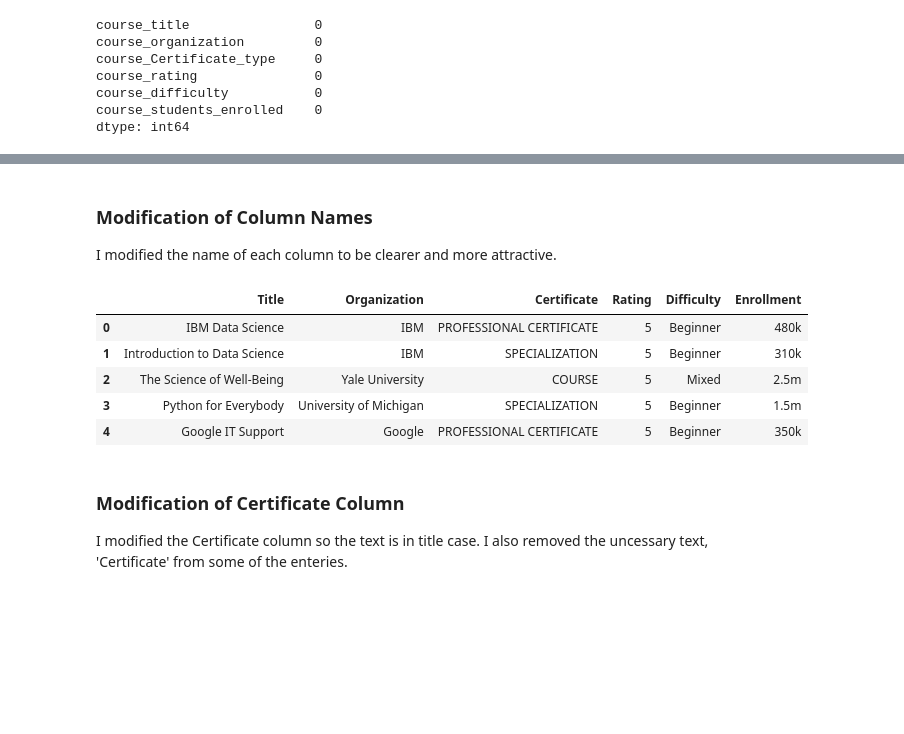
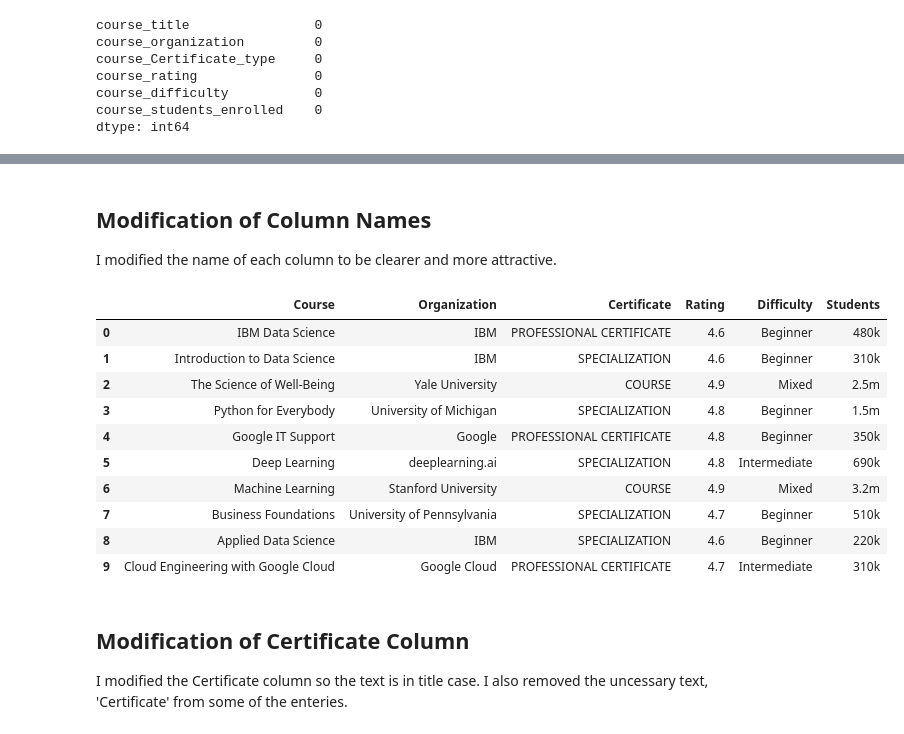
Before and after one commit to KevinNourian/Coursera, a Jupyter notebook: Project/Coursera.ipynb, the cells around one changed output, grey strips where cells are left out. Cells and saved outputs as stored; diff of their text form; code cells hidden in the pictures; blank space fills up the shorter version.

```diff
--- a/Project/Coursera.ipynb
+++ b/Project/Coursera.ipynb
@@ -56,5 +77,9 @@ import warnings # Supresses FutureWarning that are unnecessary.
 
 The data is a csv file that I have dowloaded from Kaggle. In this section, I create a pandas dataframe object so I can work with the data.
 # %%
-coursera = pd.read_csv('C:\py\Projects\TuringCollege\Coursera\DataSet\coursera.csv', index_col = 0)
+coursera = pd.read_csv(
+    "C:\py\Projects\TuringCollege\Coursera\DataSet\coursera.csv",
+    index_col=0,
+    skipinitialspace=True,
+)
 # %% [markdown]
@@ -141,25 +219,35 @@ dtype: float64
 # %% [markdown]
-### Modification of Column Names
+## Modification of Column Names
 
 I modified the name of each column to be clearer and more attractive.
 # %%
-coursera.rename(columns = {'course_title':'Title',
-                           'course_organization':'Organization',
-                           'course_Certificate_type':'Certificate',
-                           'course_rating':'Rating',
-                          'course_difficulty':'Difficulty',
-                          'course_students_enrolled':'Enrollment'}, inplace = True)
+coursera.rename(
+    columns={
+        "course_title": "Course",
+        "course_organization": "Organization",
+        "course_Certificate_type": "Certificate",
+        "course_rating": "Rating",
+        "course_difficulty": "Difficulty",
+        "course_students_enrolled": "Students",
+    },
+    inplace=True,
+)
 # %%
-coursera.head()
+coursera.head(10)
 # %% [output]
-|  | Title | Organization | Certificate | Rating | Difficulty | Enrollment |
-| 0 | IBM Data Science | IBM | PROFESSIONAL CERTIFICATE | 5 | Beginner | 480k |
-| 1 | Introduction to Data Science | IBM | SPECIALIZATION | 5 | Beginner | 310k |
-| 2 | The Science of Well-Being | Yale University | COURSE | 5 | Mixed | 2.5m |
-| 3 | Python for Everybody | University of Michigan | SPECIALIZATION | 5 | Beginner | 1.5m |
-| 4 | Google IT Support | Google | PROFESSIONAL CERTIFICATE | 5 | Beginner | 350k |
+|  | Course | Organization | Certificate | Rating | Difficulty | Students |
+| 0 | IBM Data Science | IBM | PROFESSIONAL CERTIFICATE | 4.6 | Beginner | 480k |
+| 1 | Introduction to Data Science | IBM | SPECIALIZATION | 4.6 | Beginner | 310k |
+| 2 | The Science of Well-Being | Yale University | COURSE | 4.9 | Mixed | 2.5m |
+| 3 | Python for Everybody | University of Michigan | SPECIALIZATION | 4.8 | Beginner | 1.5m |
+| 4 | Google IT Support | Google | PROFESSIONAL CERTIFICATE | 4.8 | Beginner | 350k |
+| 5 | Deep Learning | deeplearning.ai | SPECIALIZATION | 4.8 | Intermediate | 690k |
+| 6 | Machine Learning | Stanford University | COURSE | 4.9 | Mixed | 3.2m |
+| 7 | Business Foundations | University of Pennsylvania | SPECIALIZATION | 4.7 | Beginner | 510k |
+| 8 | Applied Data Science | IBM | SPECIALIZATION | 4.6 | Beginner | 220k |
+| 9 | Cloud Engineering with Google Cloud | Google Cloud | PROFESSIONAL CERTIFICATE | 4.7 | Intermediate | 310k |
 # %% [markdown]
-### Modification of Certificate Column
+## Modification of Certificate Column
 
 I modified the Certificate column so the text is in title case. I also removed the uncessary text, 'Certificate' from some of the enteries.
 # %%
```
Also changed, not shown: parts of 134 cells of this notebook, 1 other file.
